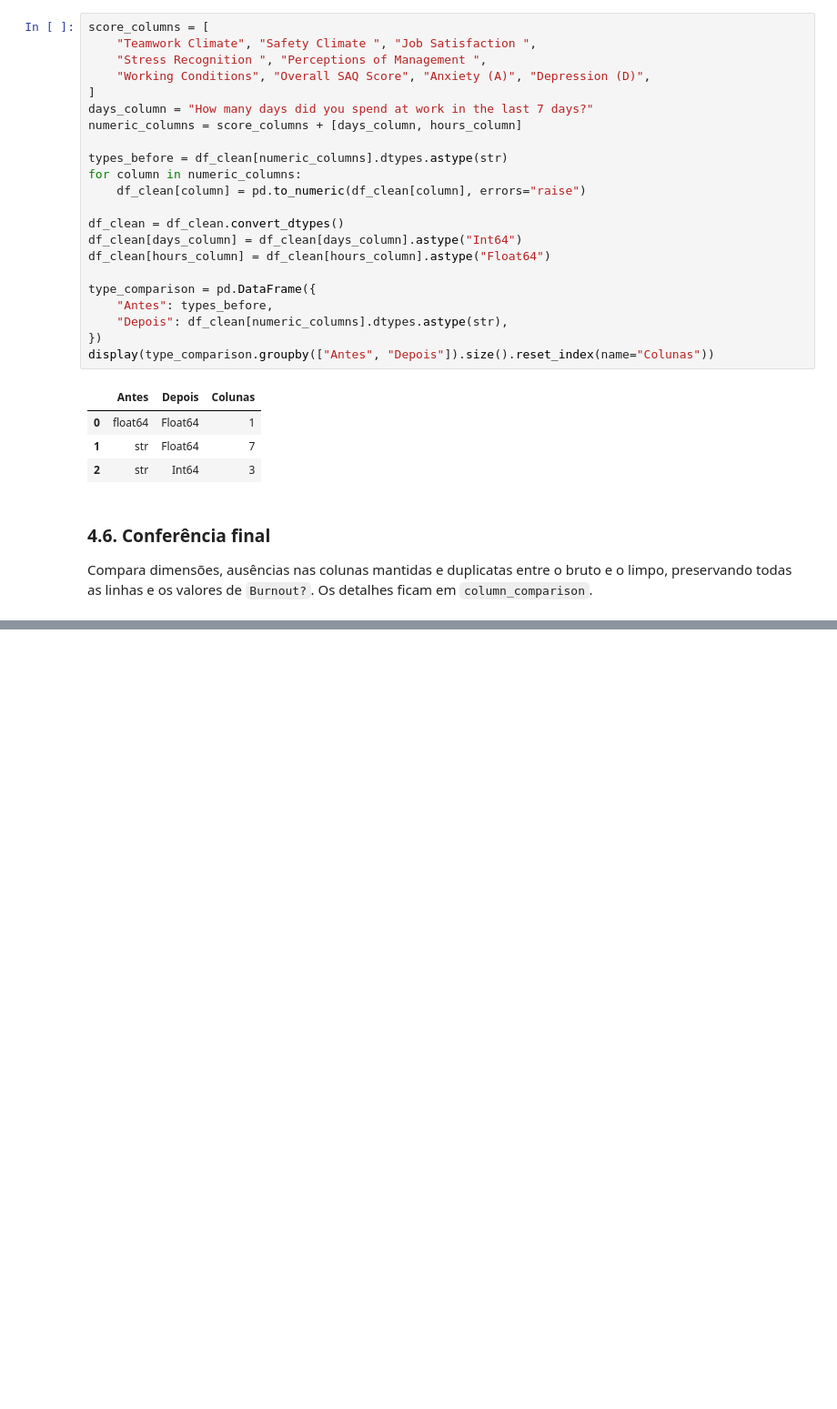
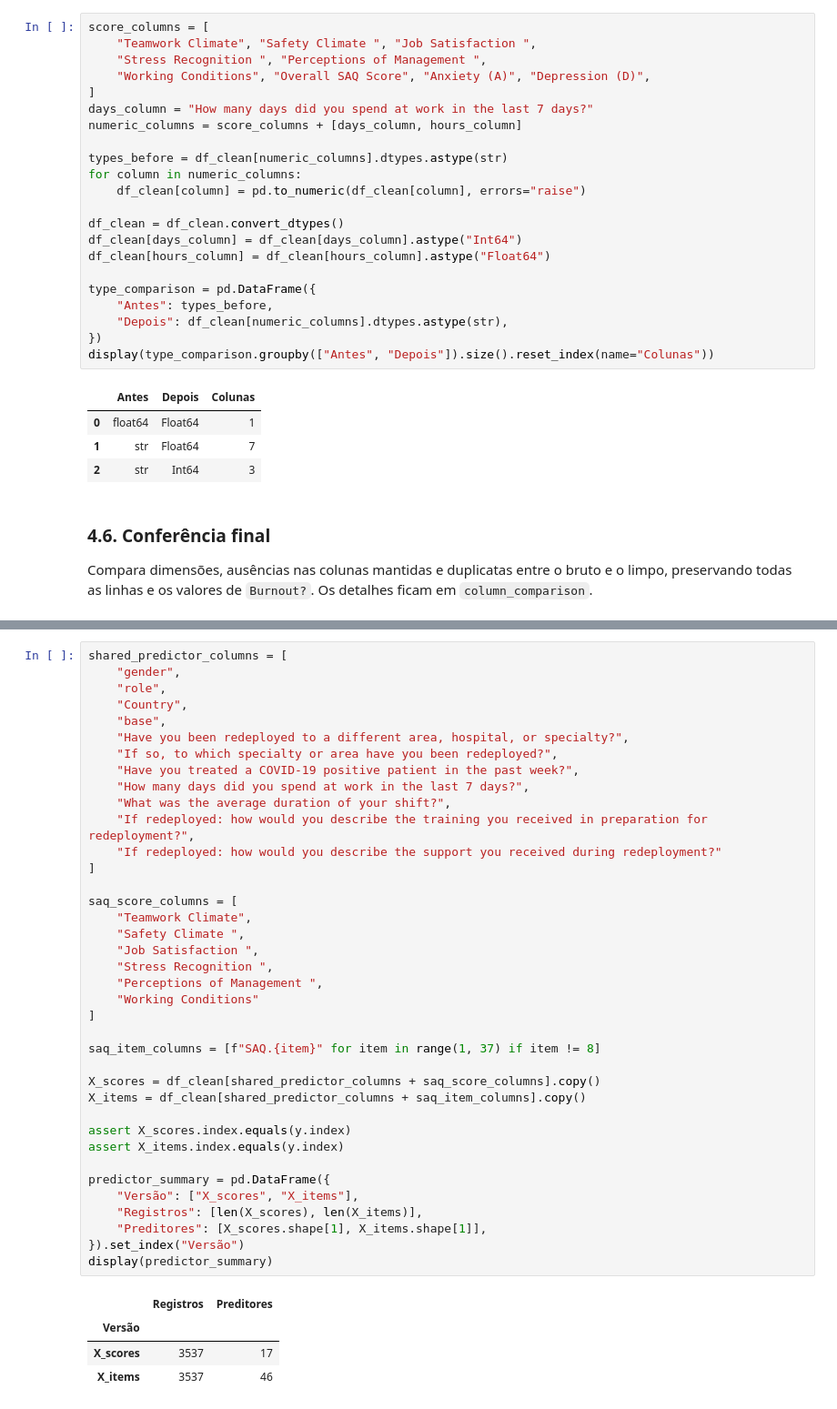
Before and after one commit to BrendonKappel/explainable-burnout-prediction, a Jupyter notebook: notebooks/burnout_prediction.ipynb, the cells around one changed output, grey strips where cells are left out. Shown at 91% size. Saved outputs shown, nothing was run; the diff lists cells and outputs as text; blank space fills up the shorter version.

```diff
--- a/notebooks/burnout_prediction.ipynb
+++ b/notebooks/burnout_prediction.ipynb
@@ -416,0 +533,43 @@ Verificações concluídas sem falhas.
+# %%
+shared_predictor_columns = [
+    "gender",
+    "role",
+    "Country",
+    "base",
+    "Have you been redeployed to a different area, hospital, or specialty?",
+    "If so, to which specialty or area have you been redeployed?",
+    "Have you treated a COVID-19 positive patient in the past week?",
+    "How many days did you spend at work in the last 7 days?",
+    "What was the average duration of your shift?",
+    "If redeployed: how would you describe the training you received in preparation for redeployment?",
+    "If redeployed: how would you describe the support you received during redeployment?"
+]
+
+saq_score_columns = [
+    "Teamwork Climate",
+    "Safety Climate ",
+    "Job Satisfaction ",
+    "Stress Recognition ",
+    "Perceptions of Management ",
+    "Working Conditions"
+]
+
+saq_item_columns = [f"SAQ.{item}" for item in range(1, 37) if item != 8]
+
+X_scores = df_clean[shared_predictor_columns + saq_score_columns].copy()
+X_items = df_clean[shared_predictor_columns + saq_item_columns].copy()
+
+assert X_scores.index.equals(y.index)
+assert X_items.index.equals(y.index)
+
+predictor_summary = pd.DataFrame({
+    "Versão": ["X_scores", "X_items"],
+    "Registros": [len(X_scores), len(X_items)],
+    "Preditores": [X_scores.shape[1], X_items.shape[1]],
+}).set_index("Versão")
+display(predictor_summary)
+# %% [output]
+|  | Registros | Preditores |
+| Versão |  |  |
+| X_scores | 3537 | 17 |
+| X_items | 3537 | 46 |
```
Also changed, not shown: parts of 6 cells of this notebook.
